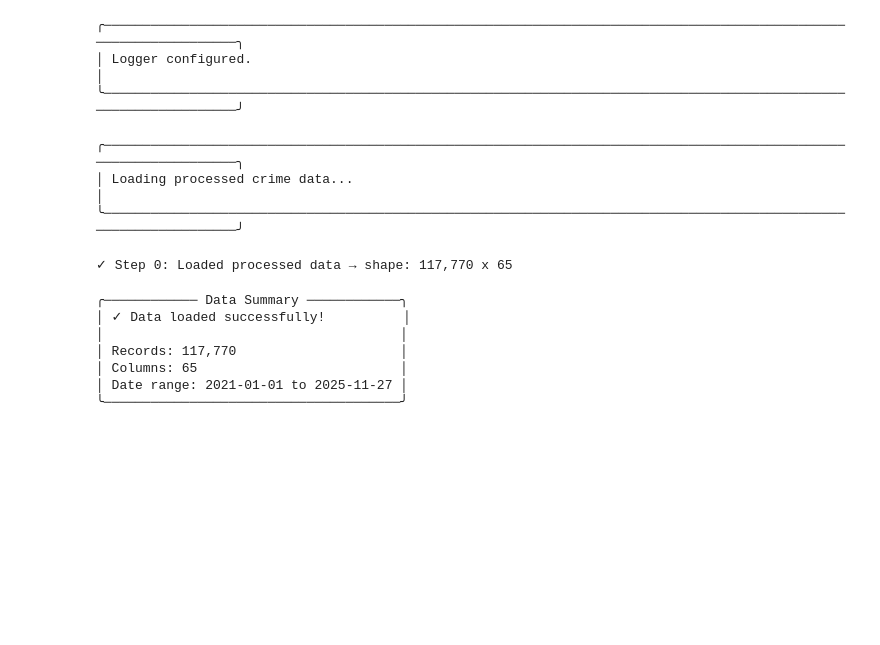
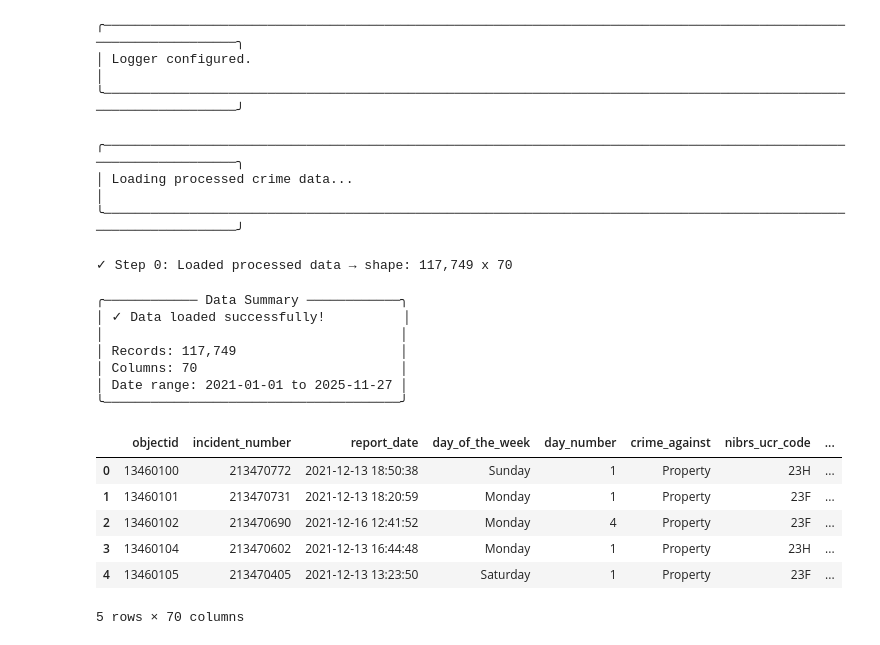
Before and after one commit to gsu-ds/campus-burglary-risk-prediction, a Jupyter notebook: notebooks/02_explorer.ipynb, the cells around one changed output. Cells and saved outputs as stored; diff of their text form; code cells hidden in the pictures; blank space fills up the shorter version.

```diff
--- a/notebooks/02_explorer.ipynb
+++ b/notebooks/02_explorer.ipynb
@@ -165,35 +168,46 @@ console.print(Panel("[bold cyan]Loading processed crime data...[/bold cyan]", bo
 
 INPUT_PATH = PROCESSED_DATA_FOLDER / "target_crimes.csv"
 
 if not INPUT_PATH.exists():
     console.print(f"[bold red]ERROR:[/bold red] File not found: {INPUT_PATH}")
     console.print("[yellow]Please run 01_wrangler.ipynb first![/yellow]")
     raise FileNotFoundError(f"Required file missing: {INPUT_PATH}")
 
 df = pd.read_csv(INPUT_PATH)
-df['report_date'] = pd.to_datetime(df['report_date'])
+df["report_date"] = pd.to_datetime(df["report_date"])
 
 log_step("Step 0: Loaded processed data", df)
 
 console.print(
     Panel.fit(
         f"[bold green]✓ Data loaded successfully![/bold green]\n\n"
         f"Records: [cyan]{len(df):,}[/cyan]\n"
         f"Columns: [cyan]{len(df.columns)}[/cyan]\n"
-        f"Date range: [cyan]{df['report_date'].min().date()} to {df['report_date'].max().date()}[/cyan]",
+        f"Date range: [cyan]{df['report_date'].min().date()} "
+        f"to {df['report_date'].max().date()}[/cyan]",
         title="Data Summary",
         border_style="green",
     )
 )
+
+# Optional peek (comment out if you don't want the big table)
+df.head()
 # %% [output]
 ╭─────────────────────────────────────────────────────────────────────────────────────────────────────────────────╮
 │ Loading processed crime data...                                                                                 │
 ╰─────────────────────────────────────────────────────────────────────────────────────────────────────────────────╯
-✓ Step 0: Loaded processed data → shape: 117,770 x 65
+✓ Step 0: Loaded processed data → shape: 117,749 x 70
 ╭──────────── Data Summary ────────────╮
 │ ✓ Data loaded successfully!          │
 │                                      │
-│ Records: 117,770                     │
-│ Columns: 65                          │
+│ Records: 117,749                     │
+│ Columns: 70                          │
 │ Date range: 2021-01-01 to 2025-11-27 │
 ╰──────────────────────────────────────╯
+|  | objectid | incident_number | report_date | day_of_the_week | day_number | crime_against | nibrs_ucr_code | ... |
+| 0 | 13460100 | 213470772 | 2021-12-13 18:50:38 | Sunday | 1 | Property | 23H | ... |
+| 1 | 13460101 | 213470731 | 2021-12-13 18:20:59 | Monday | 1 | Property | 23F | ... |
+| 2 | 13460102 | 213470690 | 2021-12-16 12:41:52 | Monday | 4 | Property | 23F | ... |
+| 3 | 13460104 | 213470602 | 2021-12-13 16:44:48 | Monday | 1 | Property | 23H | ... |
+| 4 | 13460105 | 213470405 | 2021-12-13 13:23:50 | Saturday | 1 | Property | 23F | ... |
+5 rows × 70 columns
```
Also changed, not shown: parts of 12 cells of this notebook, 4 other files.
